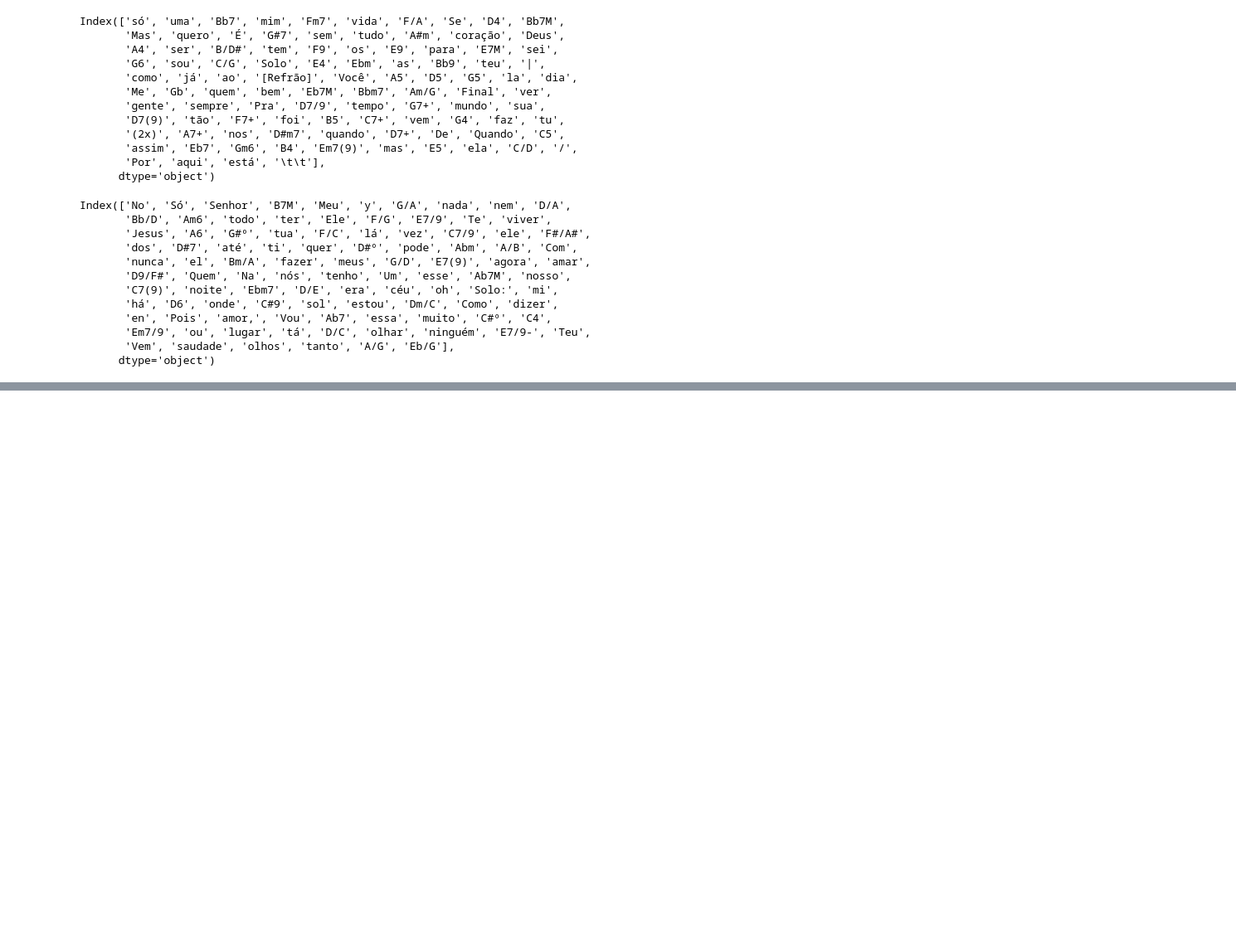
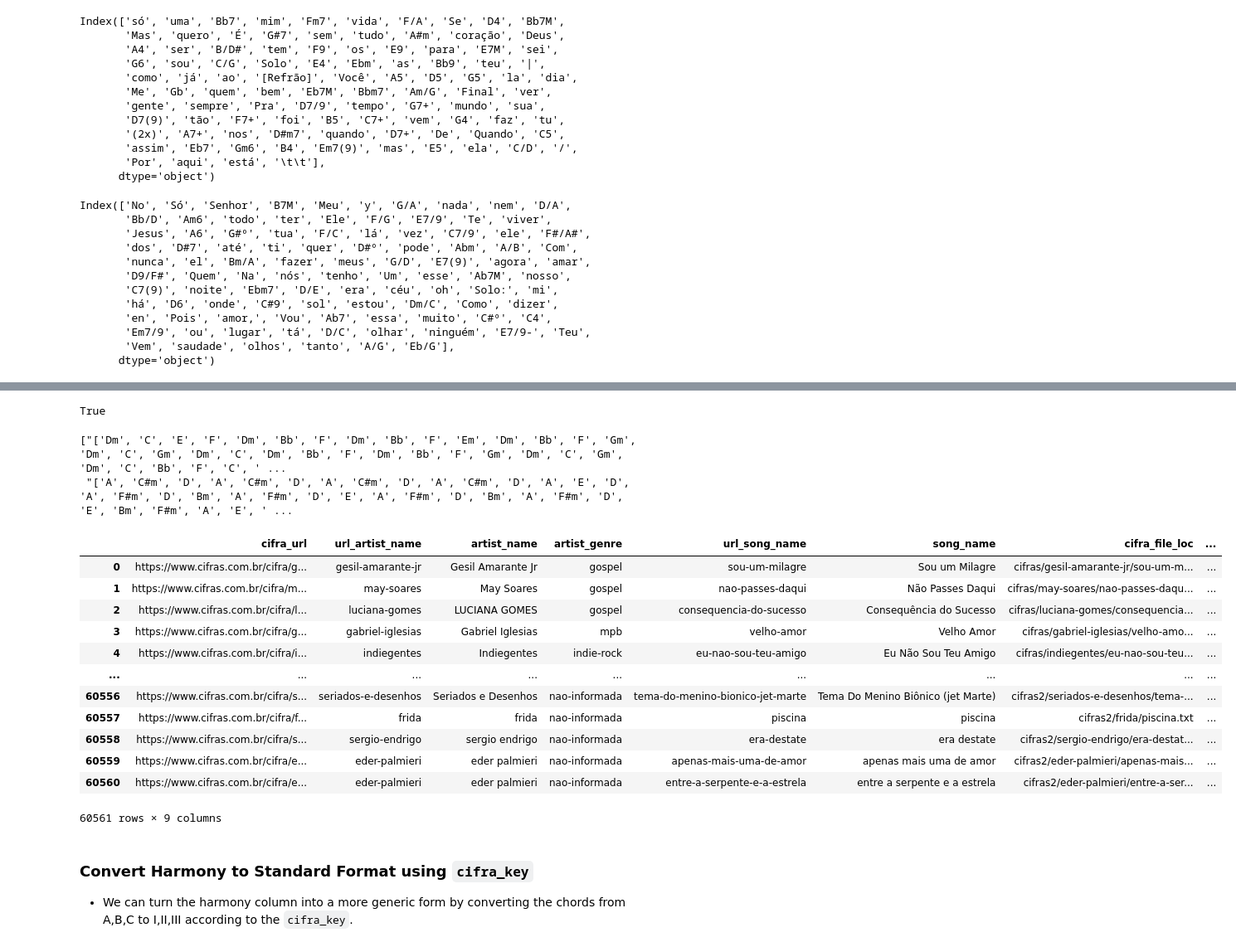
Before and after one commit to yurimarca/cifra-web-scrape, a Jupyter notebook: initial-data-analysis.ipynb, the cells around one changed output, grey strips where cells are left out. Shown at 83% size. Saved outputs shown, nothing was run; the diff lists cells and outputs as text; code cells hidden in the pictures; blank space fills up the shorter version.

Commit message:
Build a function that can distinguish a music chord from cifra text

````diff
--- a/initial-data-analysis.ipynb
+++ b/initial-data-analysis.ipynb
@@ -967,8 +908,7 @@ True
 # %%
 import re
-
 def find_musical_notes_line(cifra_txt):
-    pattern = r"[ ]{5,}"
+    pattern = r"[ ]{3,}"
 
     ret = []
     for line in cifra_txt.splitlines():
@@ -1053,3 +983,0 @@ print([note for note in sorted_notes[:1000] if not is_valid_key(note)])
-# %%
-valid_key_pattern = "^[A-G](?:(#|b|[4-9])?(?:(m|M|º|dim|/|\+|\-|add|maj))?(?:([4-9]|\(4\)|\(9\)|9|\(11\)|11|\(13\)|13|(5-)|(5+))?)|/[A-G])*$"
-valid_key_pattern
@@ -1258,0 +1040,28 @@ print(filtered_notes)
+# %%
+import re
+
+def return_harmony(cifra_df_item):
+    def is_valid_chord(key):
+        valid_key_pattern = "^(?:\()?[A-G]"
+        valid_key_pattern += "(?:(#|b|[2-9])?"
+        valid_key_pattern += "(?:(m|M|º|°|dim|/|\+|\-|add|maj|sus))?"
+        valid_key_pattern += "(?:([2-9]))?"
+        valid_key_pattern += "(?:(\())?"
+        valid_key_pattern += "(?:(4|4/9|9|9-|9+|b9||11|13|13-|b13|13+|5-|b5|5+)?)"
+        valid_key_pattern += "(?:(\)))?"
+        valid_key_pattern += "|/[A-G])*"
+        valid_key_pattern += "(?:[,.]|\*)?$"
+
+        return bool(re.match(valid_key_pattern, key))
+
+    # Get cifra text
+    cifra_txt = return_cifra(cifra_df_item)
+
+    # Remove \t, \n and "[Refrão]"
+    cifra_txt = cifra_txt.replace("\n", " ")
+    cifra_txt = cifra_txt.replace("\t", "   ")
+    cifra_txt = cifra_txt.replace("[Refrão]", " ")
+
+    # Return only valid music chords
+    music_chords = [item for item in cifra_txt.split(" ") if is_valid_chord(item)]
+    return str(music_chords)
@@ -1258,0 +1177,31 @@ print(filtered_notes)
+# %%
+len(cifras_df_harmony) == len(valid_cifras_df)
+# %% [output]
+True
+# %%
+cifras_df_harmony[0:2]
+# %% [output]
+["['Dm', 'C', 'E', 'F', 'Dm', 'Bb', 'F', 'Dm', 'Bb', 'F', 'Em', 'Dm', 'Bb', 'F', 'Gm', 'Dm', 'C', 'Gm', 'Dm', 'C', 'Dm', 'Bb', 'F', 'Dm', 'Bb', 'F', 'Gm', 'Dm', 'C', 'Gm', 'Dm', 'C', 'Bb', 'F', 'C', ' ...
+ "['A', 'C#m', 'D', 'A', 'C#m', 'D', 'A', 'C#m', 'D', 'A', 'C#m', 'D', 'A', 'E', 'D', 'A', 'F#m', 'D', 'Bm', 'A', 'F#m', 'D', 'E', 'A', 'F#m', 'D', 'Bm', 'A', 'F#m', 'D', 'E', 'Bm', 'F#m', 'A', 'E', ' ...
+# %%
+valid_cifras_df["harmony"] = cifras_df_harmony
+# %%
+valid_cifras_df
+# %% [output]
+|  | cifra_url | url_artist_name | artist_name | artist_genre | url_song_name | song_name | cifra_file_loc | ... |
+| 0 | https://www.cifras.com.br/cifra/g... | gesil-amarante-jr | Gesil Amarante Jr | gospel | sou-um-milagre | Sou um Milagre | cifras/gesil-amarante-jr/sou-um-m... | ... |
+| 1 | https://www.cifras.com.br/cifra/m... | may-soares | May Soares | gospel | nao-passes-daqui | Não Passes Daqui | cifras/may-soares/nao-passes-daqu... | ... |
+| 2 | https://www.cifras.com.br/cifra/l... | luciana-gomes | LUCIANA GOMES | gospel | consequencia-do-sucesso | Consequência do Sucesso | cifras/luciana-gomes/consequencia... | ... |
+| 3 | https://www.cifras.com.br/cifra/g... | gabriel-iglesias | Gabriel Iglesias | mpb | velho-amor | Velho Amor | cifras/gabriel-iglesias/velho-amo... | ... |
+| 4 | https://www.cifras.com.br/cifra/i... | indiegentes | Indiegentes | indie-rock | eu-nao-sou-teu-amigo | Eu Não Sou Teu Amigo | cifras/indiegentes/eu-nao-sou-teu... | ... |
+| ... | ... | ... | ... | ... | ... | ... | ... | ... |
+| 60556 | https://www.cifras.com.br/cifra/s... | seriados-e-desenhos | Seriados e Desenhos | nao-informada | tema-do-menino-bionico-jet-marte | Tema Do Menino Biônico (jet Marte) | cifras2/seriados-e-desenhos/tema-... | ... |
+| 60557 | https://www.cifras.com.br/cifra/f... | frida | frida | nao-informada | piscina | piscina | cifras2/frida/piscina.txt | ... |
+| 60558 | https://www.cifras.com.br/cifra/s... | sergio-endrigo | sergio endrigo | nao-informada | era-destate | era destate | cifras2/sergio-endrigo/era-destat... | ... |
+| 60559 | https://www.cifras.com.br/cifra/e... | eder-palmieri | eder palmieri | nao-informada | apenas-mais-uma-de-amor | apenas mais uma de amor | cifras2/eder-palmieri/apenas-mais... | ... |
+| 60560 | https://www.cifras.com.br/cifra/e... | eder-palmieri | eder palmieri | nao-informada | entre-a-serpente-e-a-estrela | entre a serpente e a estrela | cifras2/eder-palmieri/entre-a-ser... | ... |
+60561 rows × 9 columns
+# %% [markdown]
+### Convert Harmony to Standard Format using ```cifra_key```
+
+- We can turn the harmony column into a more generic form by converting the chords from A,B,C to I,II,III according to the ```cifra_key```.
````
Also changed, not shown: parts of 34 cells of this notebook.
